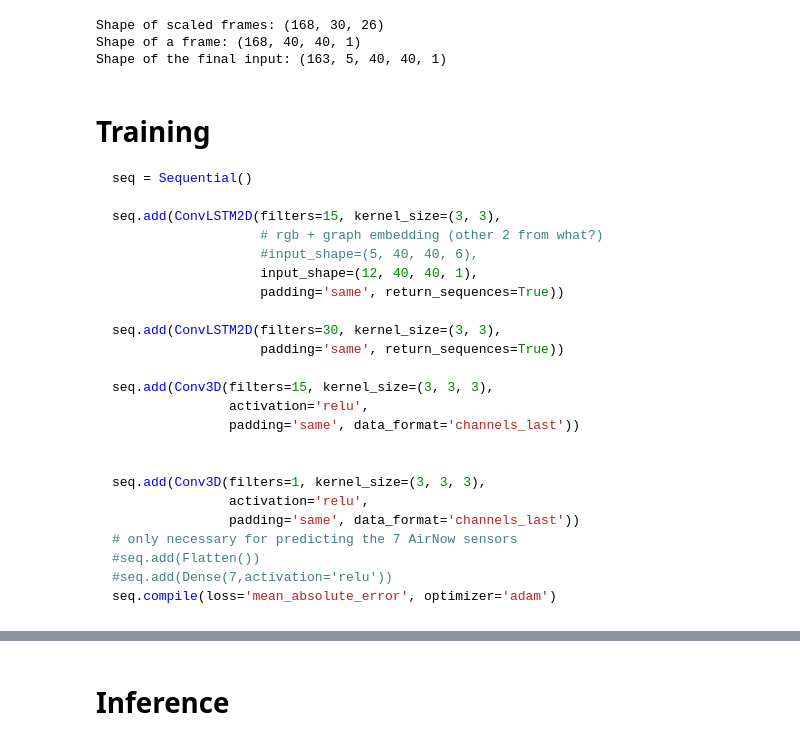
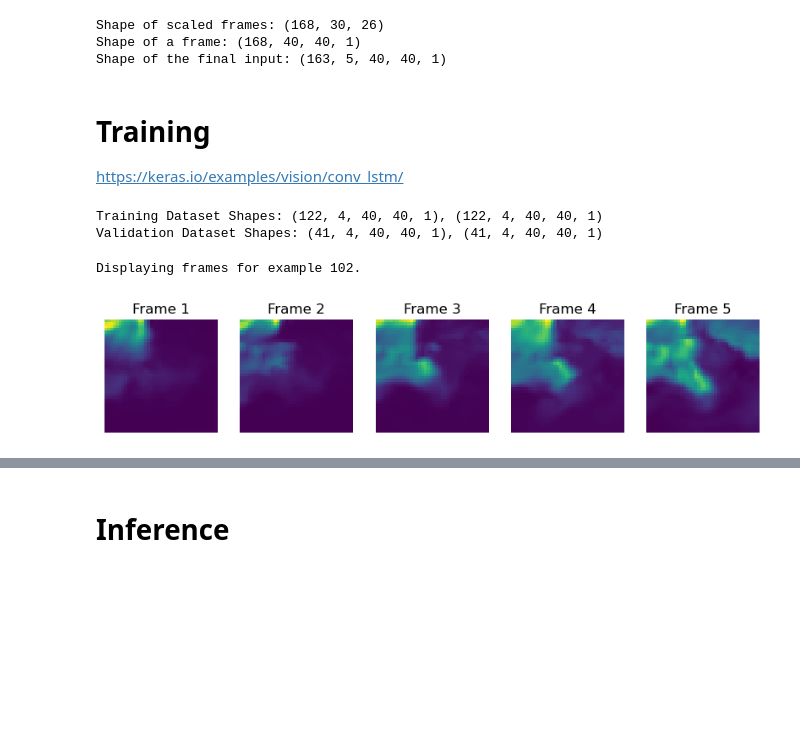
Before and after one commit to matthewgraca/hrrr-smoke-viz, a Jupyter notebook: hrrr-convlstm_experiment.ipynb, the cells around one changed output, grey strips where cells are left out. Drawn from its saved outputs; the diff is of its cells as text; code cells hidden in the pictures; blank space fills up the shorter version.

Commit message:
added training and inference. untested. will test with gpu.

````diff
--- a/hrrr-convlstm_experiment.ipynb
+++ b/hrrr-convlstm_experiment.ipynb
@@ -65,7 +69,7 @@ lon_bottom, lon_top = -118.6, -117.9
 extent = (lon_bottom, lon_top, lat_bottom, lat_top)
 
 hrrr_subregion_np = np.empty((n_frames, 30, 26))
-hrrr_subregion_xarr = []
+hrrr_subregion_xarr = [None] * n_frames
 for count, file in enumerate(grib_files):
     # subregion the grib files
     idx_file = wgrib2.create_inventory_file(file)
@@ -77,7 +81,7 @@ for count, file in enumerate(grib_files):
 
     # store as xarray and numpy
     hrrr_xarr = xr.open_dataset(subset_file, engine="cfgrib", decode_timedelta=False)
-    hrrr_subregion_xarr.append(hrrr_xarr)
+    hrrr_subregion_xarr[count] = hrrr_xarr
     hrrr_subregion_np[count] = np.flip(hrrr_xarr.mdens.to_numpy(), axis=0)
 
 print(hrrr_subregion_np.shape)
@@ -184,28 +182,51 @@ Shape of a frame: (168, 40, 40, 1)
 Shape of the final input: (163, 5, 40, 40, 1)
 # %% [markdown]
 # Training
-```python
-seq = Sequential()
-
-seq.add(ConvLSTM2D(filters=15, kernel_size=(3, 3),
-                   # rgb + graph embedding (other 2 from what?)
-                   #input_shape=(5, 40, 40, 6),
-                   input_shape=(12, 40, 40, 1),
-                   padding='same', return_sequences=True))
-
-seq.add(ConvLSTM2D(filters=30, kernel_size=(3, 3),
-                   padding='same', return_sequences=True))
-
-seq.add(Conv3D(filters=15, kernel_size=(3, 3, 3),
-               activation='relu',
-               padding='same', data_format='channels_last'))
-
-
-seq.add(Conv3D(filters=1, kernel_size=(3, 3, 3),
-               activation='relu',
-               padding='same', data_format='channels_last'))
-# only necessary for predicting the 7 AirNow sensors
-#seq.add(Flatten())
-#seq.add(Dense(7,activation='relu'))
-seq.compile(loss='mean_absolute_error', optimizer='adam')
-```
+https://keras.io/examples/vision/conv_lstm/
+# %%
+# split data into training and validation sets
+split_idx = int(len(complete_dataset) * 0.75)
+train_dataset, val_dataset = complete_dataset[0:split_idx], complete_dataset[split_idx:]
+
+# standard scale data
+def std_scale(data):
+    mean = data.mean()
+    var = data.var()
+    return (data - mean) / math.sqrt(var)
+
+# scale separately
+train_dataset = std_scale(train_dataset)
+val_dataset = std_scale(val_dataset)
+
+# next-frame prediction: x = frames (0, n-1), y = frames (1, n)
+def create_shifted_frames(data):
+    x = data[:, 0 : data.shape[1] - 1, :, :]
+    y = data[:, 1 : data.shape[1], :, :]
+    return x, y
+
+x_train, y_train = create_shifted_frames(train_dataset)
+x_val, y_val = create_shifted_frames(val_dataset)
+
+print("Training Dataset Shapes: " + str(x_train.shape) + ", " + str(y_train.shape))
+print("Validation Dataset Shapes: " + str(x_val.shape) + ", " + str(y_val.shape))
+# %% [output]
+Training Dataset Shapes: (122, 4, 40, 40, 1), (122, 4, 40, 40, 1)
+Validation Dataset Shapes: (41, 4, 40, 40, 1), (41, 4, 40, 40, 1)
+# %%
+# Construct a figure on which we will visualize the images.
+fig, axes = plt.subplots(1, 5, figsize=(10, 8))
+
+# Plot each of the sequential images for one random data example.
+np.random.seed(42)
+rand_sample = np.random.choice(range(len(train_dataset)), size=1)[0]
+for idx, ax in enumerate(axes.flat):
+    ax.imshow(np.squeeze(train_dataset[rand_sample][idx]))
+    ax.set_title(f"Frame {idx + 1}")
+    ax.axis("off")
+
+# Print information and display the figure.
+print(f"Displaying frames for example {rand_sample}.")
+plt.show()
+# %% [output]
+Displaying frames for example 102.
+[figure, added]
````
Also changed, not shown: parts of 9 cells of this notebook.
